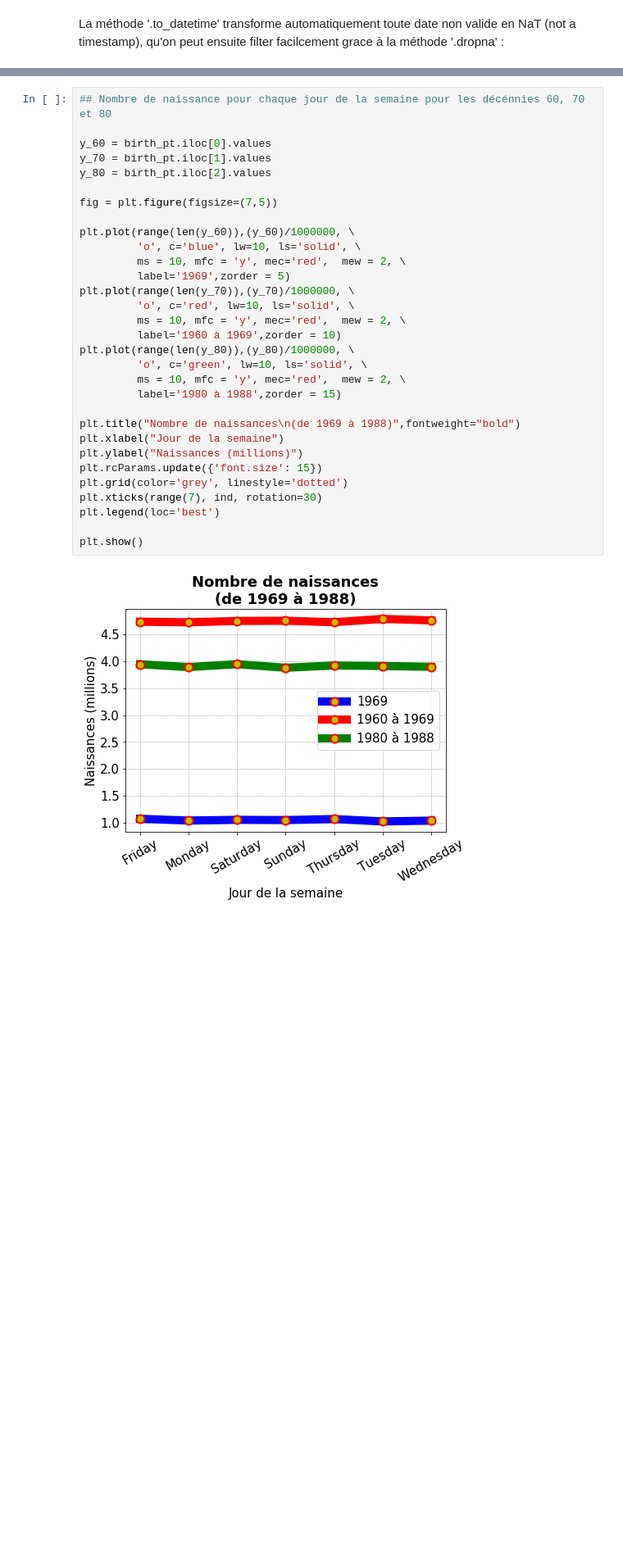
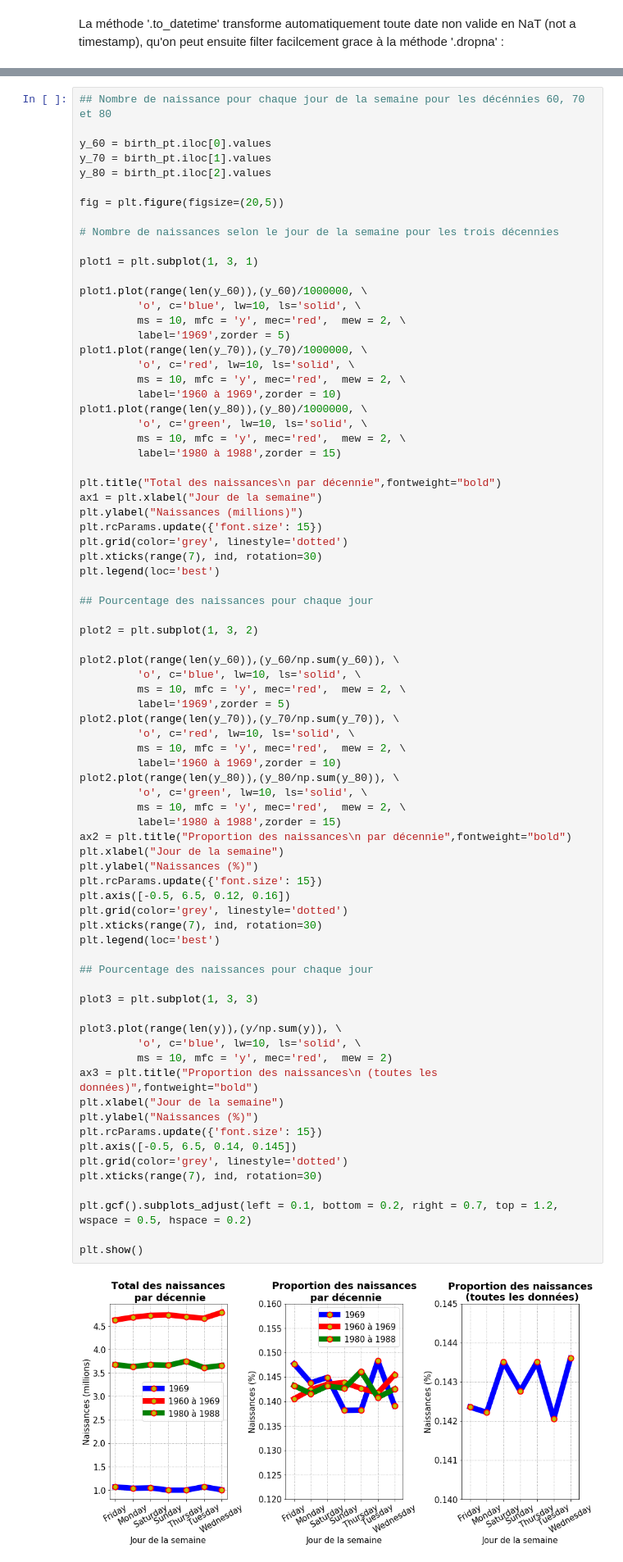
Before and after one commit to SmellyArmure/04-Jupyter, a Jupyter notebook: Exo-CartesVoeux/Exo-CartesVoeux.ipynb, the cells around one changed output, grey strips where cells are left out. Shown at 82% size. Saved outputs shown, nothing was run; the diff lists cells and outputs as text; blank space fills up the shorter version.

```diff
--- a/Exo-CartesVoeux/Exo-CartesVoeux.ipynb
+++ b/Exo-CartesVoeux/Exo-CartesVoeux.ipynb
@@ -198,33 +236,79 @@ Remarque : les trois catégories choisies ne sont pas vraiment homogène puisque
 # %%
 ## Nombre de naissance pour chaque jour de la semaine pour les décénnies 60, 70 et 80
 
 y_60 = birth_pt.iloc[0].values
 y_70 = birth_pt.iloc[1].values
 y_80 = birth_pt.iloc[2].values
 
-fig = plt.figure(figsize=(7,5))
+fig = plt.figure(figsize=(20,5))
 
-plt.plot(range(len(y_60)),(y_60)/1000000, \
+# Nombre de naissances selon le jour de la semaine pour les trois décennies
+
+plot1 = plt.subplot(1, 3, 1)
+
+plot1.plot(range(len(y_60)),(y_60)/1000000, \
          'o', c='blue', lw=10, ls='solid', \
          ms = 10, mfc = 'y', mec='red',  mew = 2, \
          label='1969',zorder = 5)
-plt.plot(range(len(y_70)),(y_70)/1000000, \
+plot1.plot(range(len(y_70)),(y_70)/1000000, \
          'o', c='red', lw=10, ls='solid', \
          ms = 10, mfc = 'y', mec='red',  mew = 2, \
          label='1960 à 1969',zorder = 10)
-plt.plot(range(len(y_80)),(y_80)/1000000, \
+plot1.plot(range(len(y_80)),(y_80)/1000000, \
          'o', c='green', lw=10, ls='solid', \
          ms = 10, mfc = 'y', mec='red',  mew = 2, \
          label='1980 à 1988',zorder = 15)
 
-plt.title("Nombre de naissances\n(de 1969 à 1988)",fontweight="bold")
-plt.xlabel("Jour de la semaine")
+plt.title("Total des naissances\n par décennie",fontweight="bold")
+ax1 = plt.xlabel("Jour de la semaine")
 plt.ylabel("Naissances (millions)")
 plt.rcParams.update({'font.size': 15})
 plt.grid(color='grey', linestyle='dotted')
 plt.xticks(range(7), ind, rotation=30)
 plt.legend(loc='best')
 
+## Pourcentage des naissances pour chaque jour
+
+plot2 = plt.subplot(1, 3, 2)
+
+plot2.plot(range(len(y_60)),(y_60/np.sum(y_60)), \
+         'o', c='blue', lw=10, ls='solid', \
+         ms = 10, mfc = 'y', mec='red',  mew = 2, \
+         label='1969',zorder = 5)
+plot2.plot(range(len(y_70)),(y_70/np.sum(y_70)), \
+         'o', c='red', lw=10, ls='solid', \
+         ms = 10, mfc = 'y', mec='red',  mew = 2, \
+         label='1960 à 1969',zorder = 10)
+plot2.plot(range(len(y_80)),(y_80/np.sum(y_80)), \
+         'o', c='green', lw=10, ls='solid', \
+         ms = 10, mfc = 'y', mec='red',  mew = 2, \
+         label='1980 à 1988',zorder = 15)
+ax2 = plt.title("Proportion des naissances\n par décennie",fontweight="bold")
+plt.xlabel("Jour de la semaine")
+plt.ylabel("Naissances (%)")
+plt.rcParams.update({'font.size': 15})
+plt.axis([-0.5, 6.5, 0.12, 0.16])
+plt.grid(color='grey', linestyle='dotted')
+plt.xticks(range(7), ind, rotation=30)
+plt.legend(loc='best')
+
+## Pourcentage des naissances pour chaque jour
+
+plot3 = plt.subplot(1, 3, 3)
+
+plot3.plot(range(len(y)),(y/np.sum(y)), \
+         'o', c='blue', lw=10, ls='solid', \
+         ms = 10, mfc = 'y', mec='red',  mew = 2)
+ax3 = plt.title("Proportion des naissances\n (toutes les données)",fontweight="bold")
+plt.xlabel("Jour de la semaine")
+plt.ylabel("Naissances (%)")
+plt.rcParams.update({'font.size': 15})
+plt.axis([-0.5, 6.5, 0.14, 0.145])
+plt.grid(color='grey', linestyle='dotted')
+plt.xticks(range(7), ind, rotation=30)
+
+plt.gcf().subplots_adjust(left = 0.1, bottom = 0.2, right = 0.7, top = 1.2, wspace = 0.5, hspace = 0.2)
+
 plt.show()
 # %% [output]
-[figure, old version]
+[figure, new version]
```
Also changed, not shown: parts of 13 cells of this notebook.
